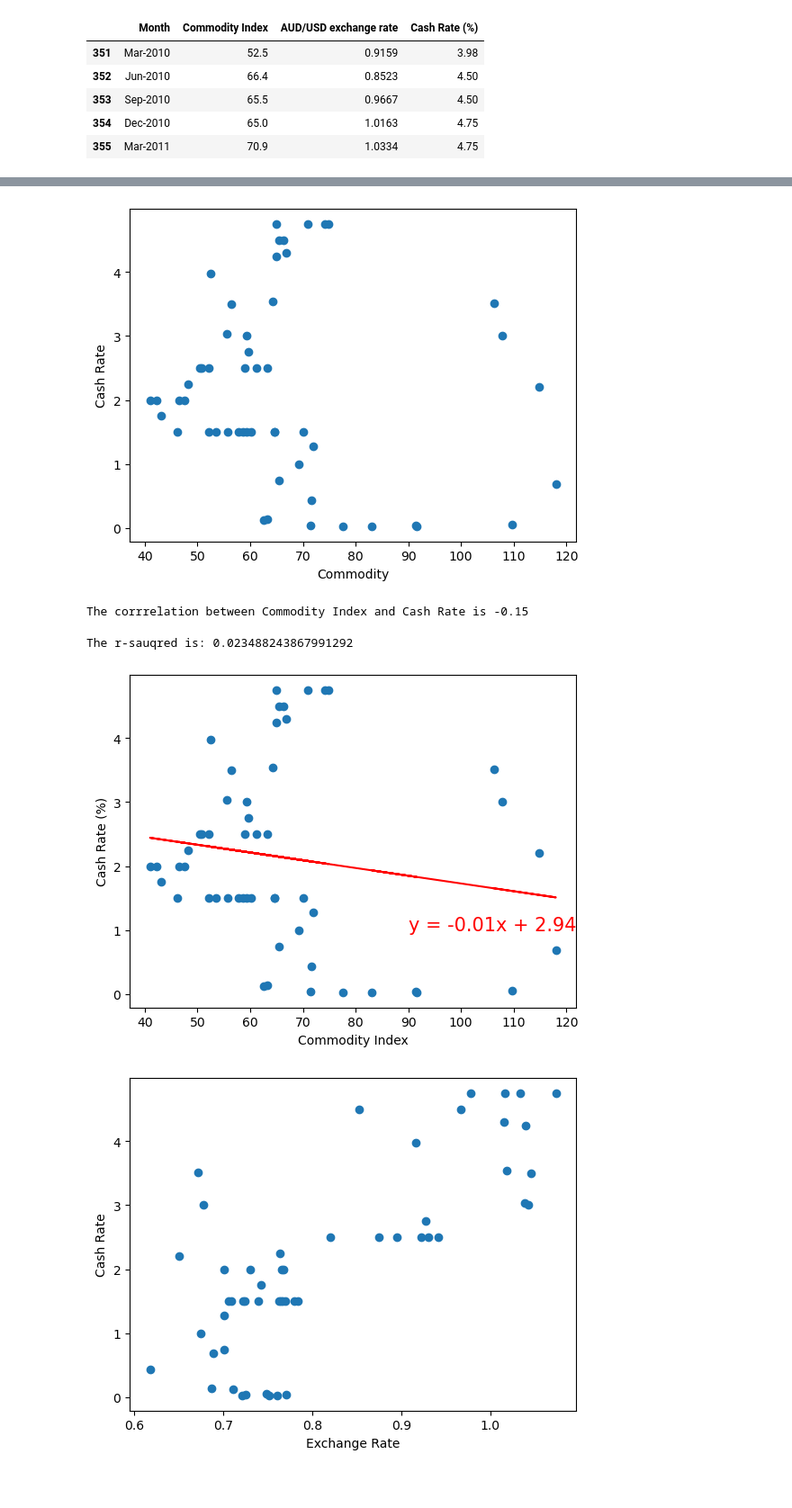
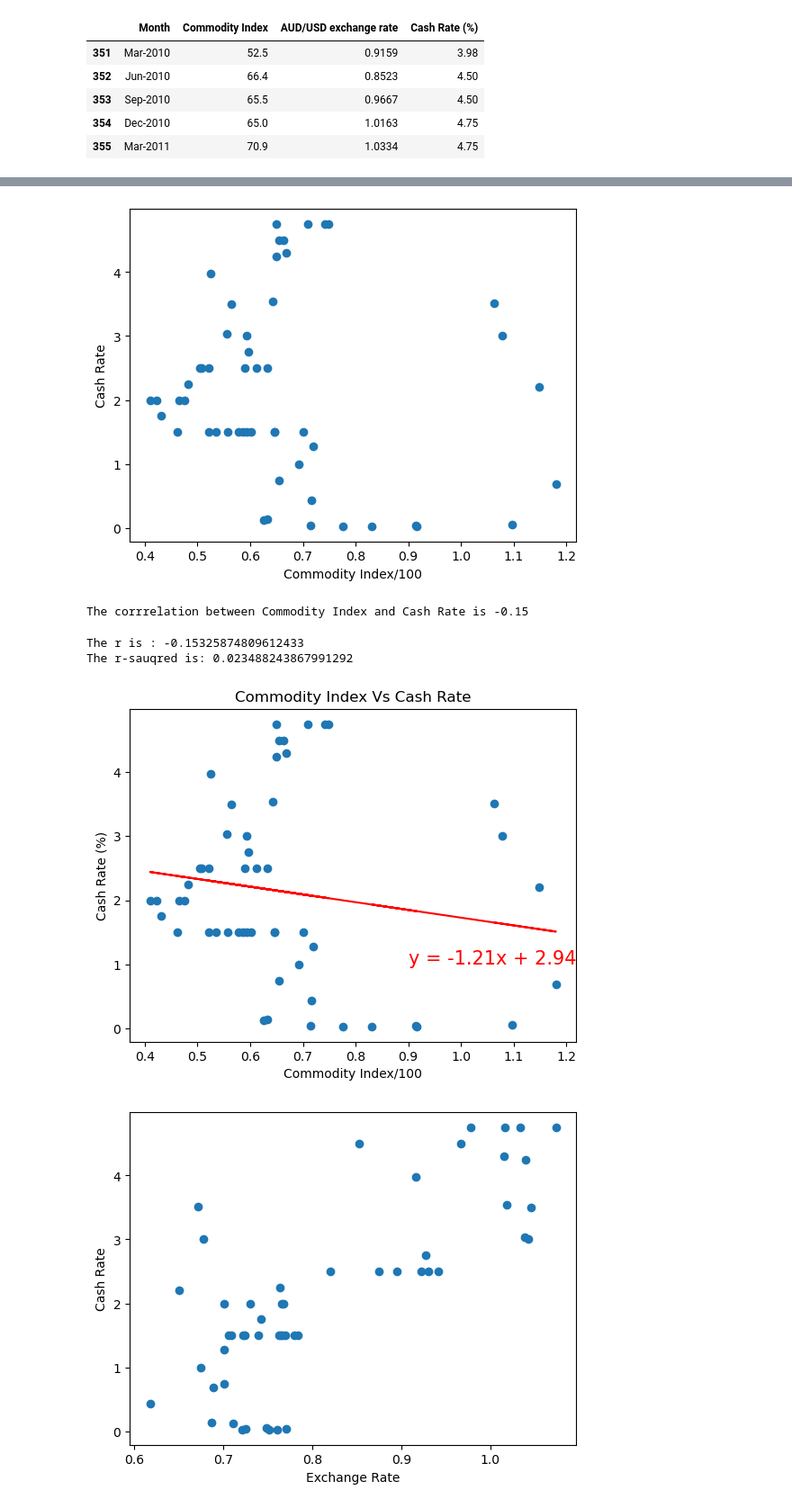
Before and after one commit to irwine-young/Project-1-Bootcamp, a Jupyter notebook: data_analysis.ipynb, the cells around one changed output, grey strips where cells are left out. Shown at 90% size. Drawn from its saved outputs; the diff is of its cells as text; code cells hidden in the pictures; blank space fills up the shorter version.

```diff
--- a/data_analysis.ipynb
+++ b/data_analysis.ipynb
@@ -65,5 +69,5 @@ inter_condition_df.head()
 #calculate the mean for AUD/USD exchange rate
 #population1 = inter_condition_df[inter_condition_df ["AUD/USD exchange rate"]]
 # Commodity Index
-commodity_index = inter_condition_df["Commodity Index"]
-#commodity_index
+hundreds_commodity_index = inter_condition_df["Commodity Index"]/100
+hundreds_commodity_index.head()
@@ -69,0 +81,3 @@ commodity_index = inter_condition_df["Commodity Index"]
+# %%
+inter_condition_df["Commodity Index"] = hundreds_commodity_index
+inter_condition_df.head()
@@ -111,11 +138,11 @@ plt.show()
 # %%
 #Cash rate VS Commodity Index
 plt.scatter(inter_condition_df.iloc[:,1], inter_condition_df.iloc[:,3])
-plt.xlabel('Commodity')
+plt.xlabel('Commodity Index/100')
 plt.ylabel('Cash Rate')
 plt.show()
 # %% [output]
-[figure, old version]
+[figure, new version]
 # %%
 #calculate correlation between Commodity and Cash rate
 commodity_index = inter_condition_df.iloc[:,1]
@@ -128,20 +155,24 @@ The corrrelation between Commodity Index and Cash Rate is -0.15
 # %%
 #Print out the r-squared value along with the plot
 x_values = inter_condition_df["Commodity Index"]
 y_values = inter_condition_df["Cash Rate (%)"]
 (slope, intercept, rvalue, pvalue, stderr) = linregress(x_values, y_values)
 regress_values = x_values * slope + intercept
 line_eq = "y = " + str(round(slope,2)) + "x + " + str(round(intercept,2))
+plt.title("Commodity Index Vs Cash Rate")
 plt.scatter(x_values, y_values)
 plt.plot(x_values,regress_values,"r-")
-plt.annotate(line_eq,(90,1),fontsize = 15, color = "red")
-plt.xlabel('Commodity Index')
+plt.annotate(line_eq,(0.9,1.0),fontsize = 15, color = "red")
+plt.xlabel('Commodity Index/100')
 plt.ylabel('Cash Rate (%)')
+print(f"The r is : {rvalue}")
 print(f"The r-sauqred is: {rvalue**2}")
+plt.savefig("Output/Commodity Index vs Cash Rate.png")
 plt.show()
 # %% [output]
+The r is : -0.15325874809612433
 The r-sauqred is: 0.023488243867991292
-[figure, old version]
+[figure, new version]
 # %%
 #exchange rate vs cash rate
 plt.scatter(inter_condition_df.iloc[:,2], inter_condition_df.iloc[:,3])
```
Also changed, not shown: parts of 6 cells of this notebook.
